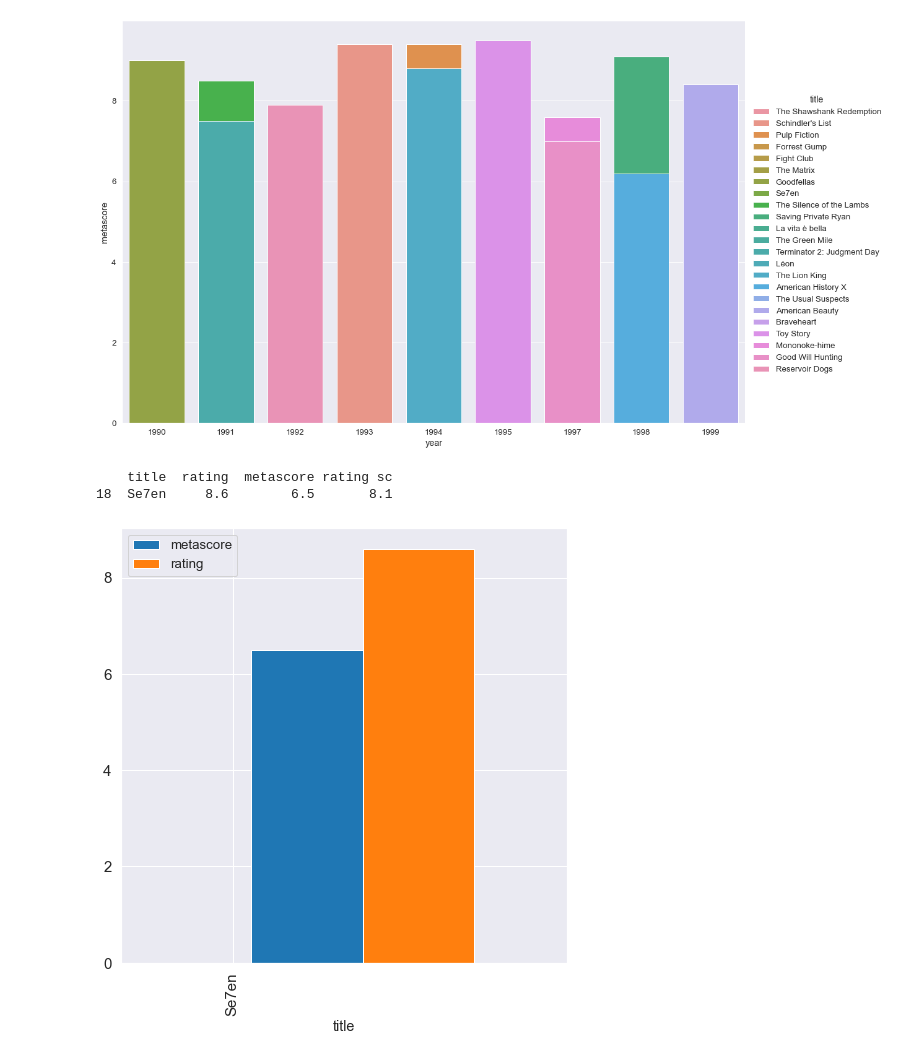
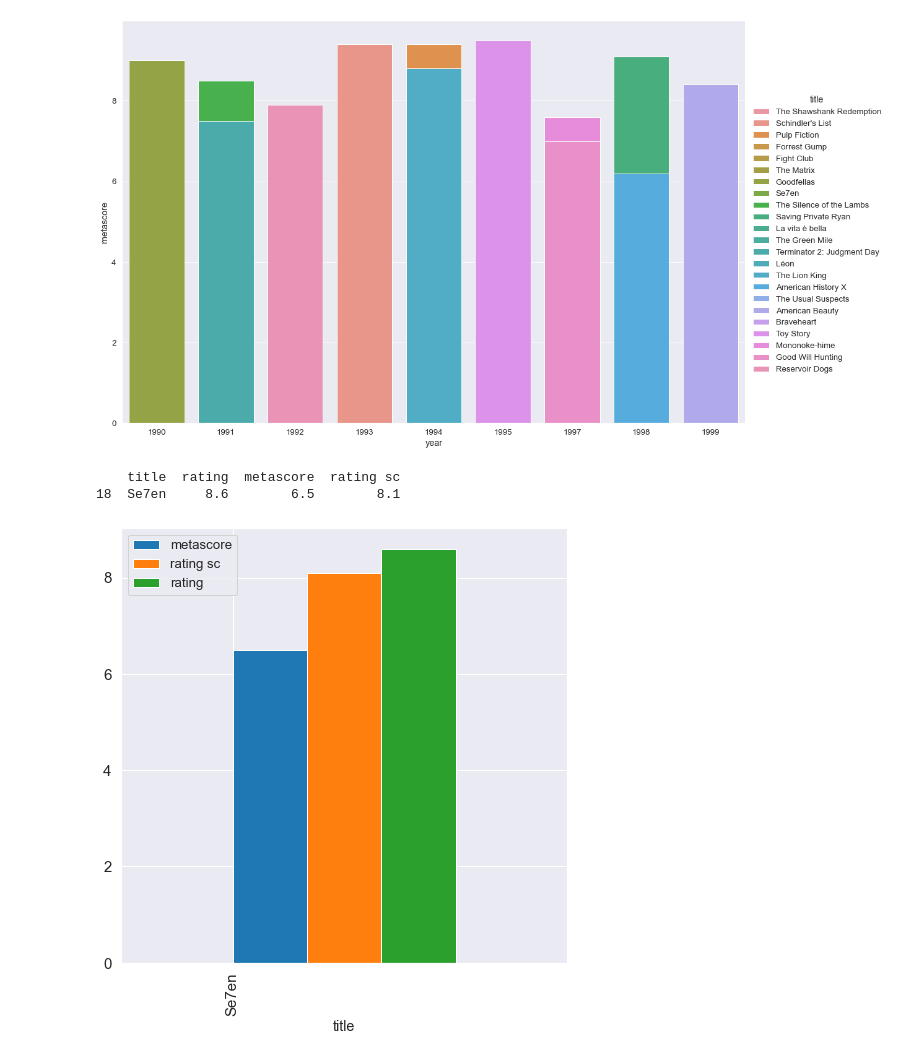
Before and after one commit to taredalen/web-scraping-project, a Jupyter notebook: data_exploration.ipynb, the cells around one changed output. Drawn from its saved outputs; the diff is of its cells as text; code cells hidden in the pictures.

```diff
--- a/data_exploration.ipynb
+++ b/data_exploration.ipynb
@@ -107,16 +107,15 @@ def show_movie(title):
     df = pd.json_normalize(data, meta='title', record_path=['results'])
 
     df['rating'] = pd.to_numeric(df['rating'])
+    df['rating sc'] = pd.to_numeric(df['rating sc'])
     df['metascore'] = pd.to_numeric(df['metascore'])/10
 
     df = df[['title', 'rating', 'metascore', 'rating sc']]
 
     index_title = df[df['title'] != title].index
+    df.drop(index_title, inplace = True)
 
-    df.drop(index_title, inplace = True)
-    print(df)
-
-    df.plot(x='title', y=['metascore', 'rating', 'rating sc'], kind='bar', align='edge', fontsize=15)
+    df.plot(x='title', y=['metascore', 'rating sc', 'rating'], kind='bar', align='edge', fontsize=15)
     plt.show()
 
 show_movie('Se7en')
@@ -126 +125 @@ show_movie('Se7en')
-[figure, old version]
+[figure, new version]
```
Also changed, not shown: 5 other files.
